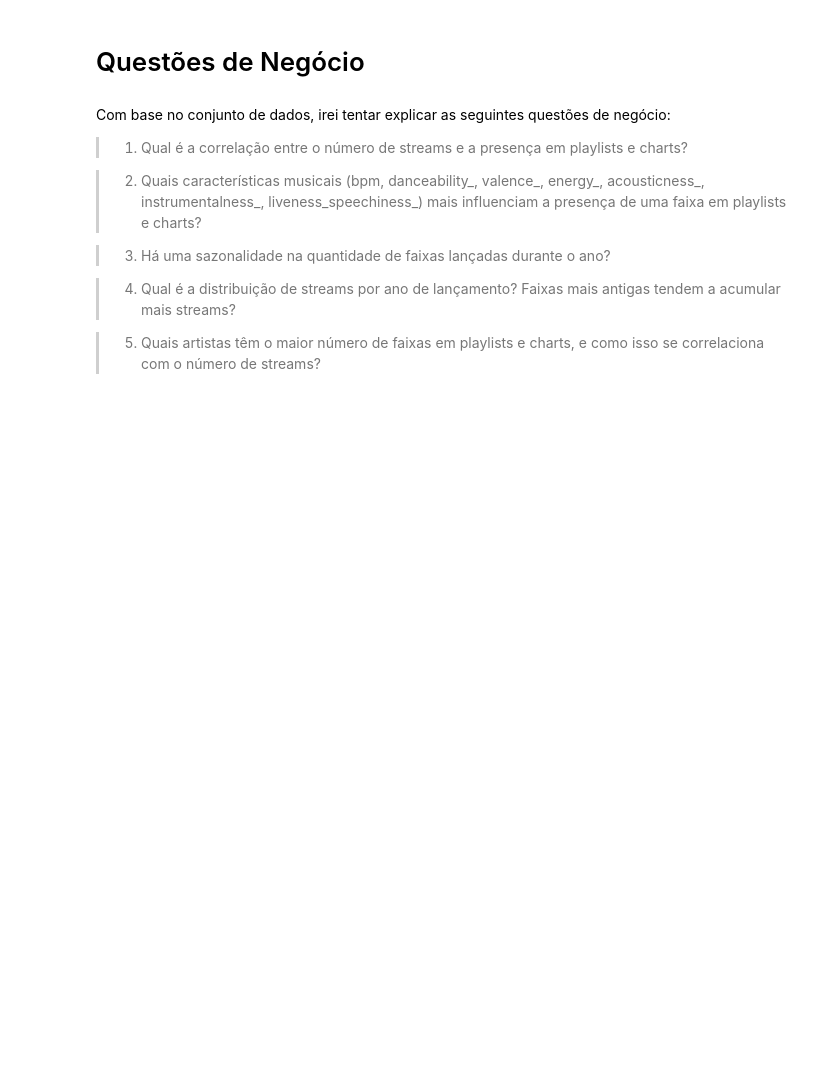
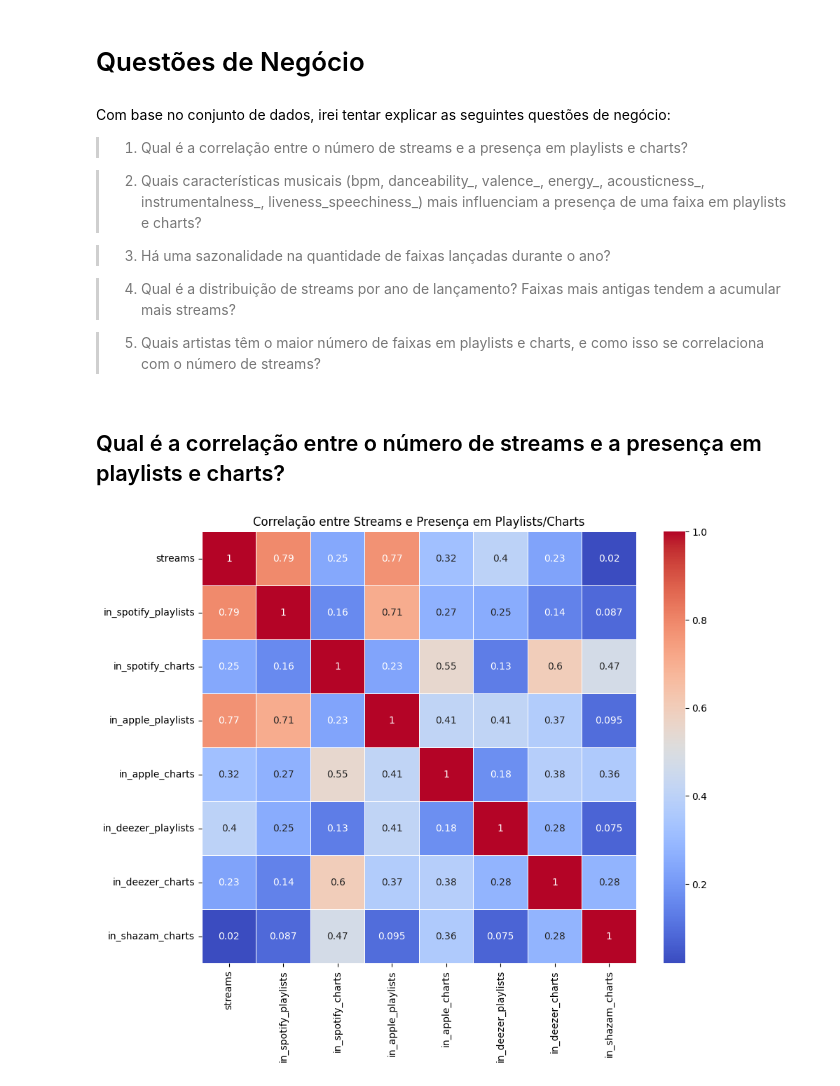
Before and after one commit to elvissoares625/elvissoares625, a Jupyter notebook: Análise Exploratória/2. Músicas Populares.ipynb, the cells around one changed output. Cells and saved outputs as stored; diff of their text form; code cells hidden in the pictures; blank space fills up the shorter version.

Commit message:
Explicando correlação entre Streams e Playlists

```diff
--- a/Análise Exploratória/2. Músicas Populares.ipynb
+++ b/Análise Exploratória/2. Músicas Populares.ipynb
@@ -208,3 +208,5 @@ Com base no conjunto de dados, irei tentar explicar as seguintes questões de ne
 > 4. Qual é a distribuição de streams por ano de lançamento? Faixas mais antigas tendem a acumular mais streams?
 
 > 5. Quais artistas têm o maior número de faixas em playlists e charts, e como isso se correlaciona com o número de streams?
+# %% [markdown]
+## Qual é a correlação entre o número de streams e a presença em playlists e charts?
@@ -210,0 +217,15 @@ Com base no conjunto de dados, irei tentar explicar as seguintes questões de ne
+# %%
+colunas_interesse = ['streams', 'in_spotify_playlists', 'in_spotify_charts',
+                      'in_apple_playlists', 'in_apple_charts', 'in_deezer_playlists',
+                      'in_deezer_charts', 'in_shazam_charts']
+# %%
+# Calcular a correlação
+matriz_correlacao = dados[colunas_interesse].corr()
+
+# Visualizar a correlação
+plt.figure(figsize=(10, 8))
+sns.heatmap(matriz_correlacao, annot=True, cmap='coolwarm', linewidth=.5)
+plt.title('Correlação entre Streams e Presença em Playlists/Charts')
+plt.show()
+# %% [output]
+[figure, added]
```
Also changed, not shown: parts of 8 cells of this notebook.
